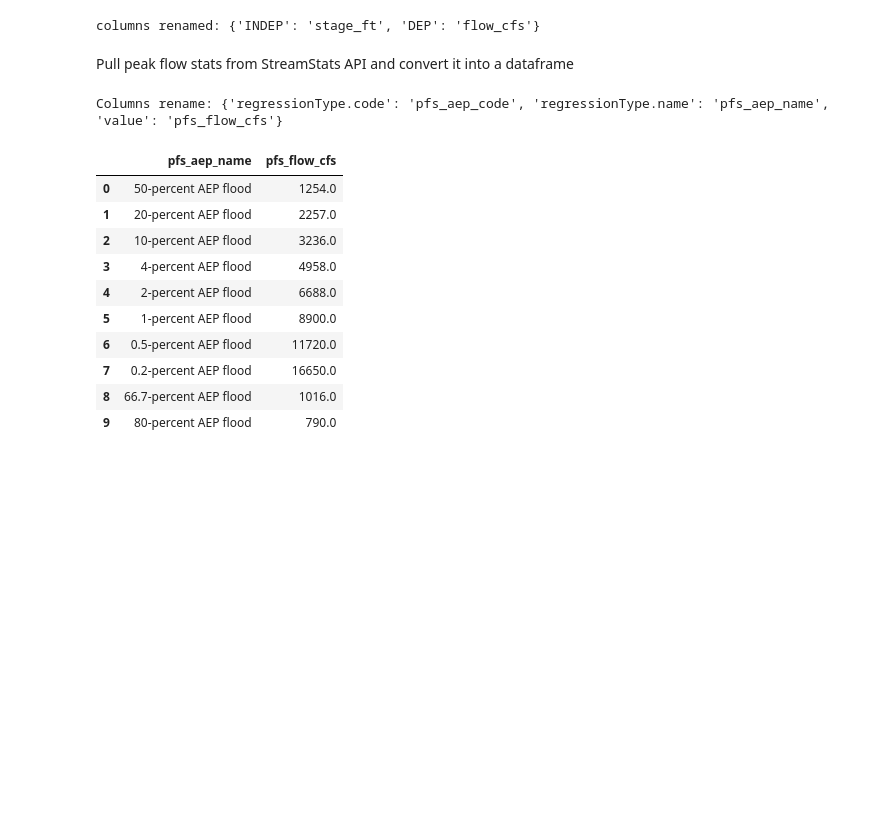
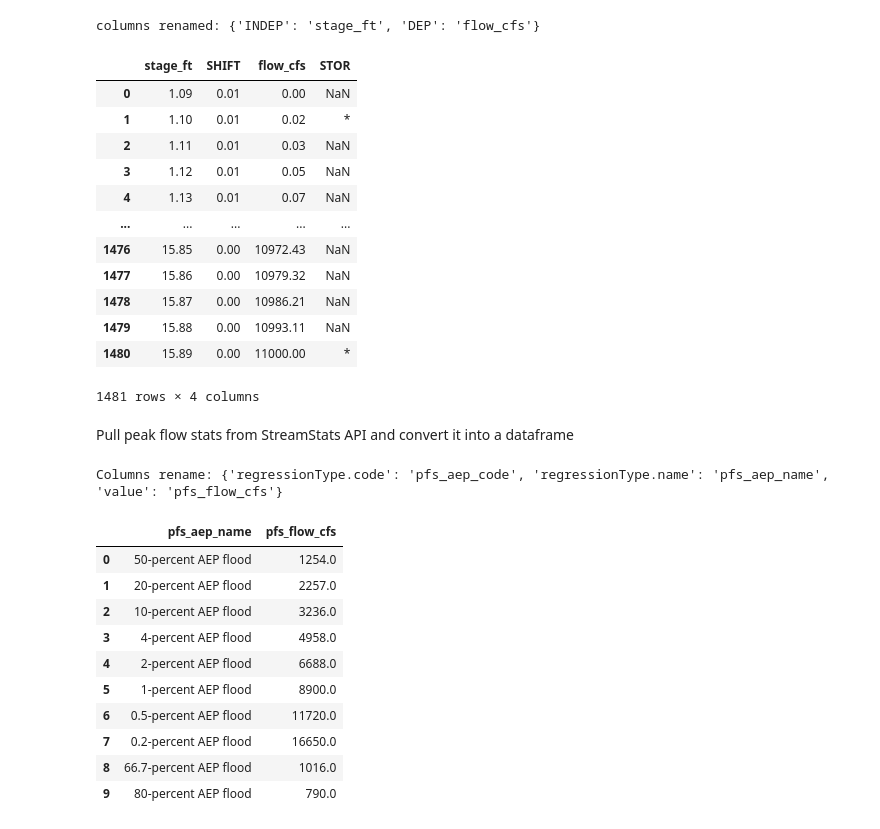
Before and after one commit to lahm3d/cdi_gage_analysis, a Jupyter notebook: cdi_gage_analysis_notebook.ipynb, the cells around one changed output. Cells and saved outputs as stored; diff of their text form; code cells hidden in the pictures; blank space fills up the shorter version.

```diff
--- a/cdi_gage_analysis_notebook.ipynb
+++ b/cdi_gage_analysis_notebook.ipynb
@@ -155,6 +214,22 @@ rating_data = nwis.get_ratings(site=site, file_type="exsa") # or base?
 rating_data = flood_stats.format_rating_data(rating_data)
 # %% [output]
 columns renamed: {'INDEP': 'stage_ft', 'DEP': 'flow_cfs'}
+# %%
+(rating_data)
+# %% [output]
+|  | stage_ft | SHIFT | flow_cfs | STOR |
+| 0 | 1.09 | 0.01 | 0.00 | NaN |
+| 1 | 1.10 | 0.01 | 0.02 | * |
+| 2 | 1.11 | 0.01 | 0.03 | NaN |
+| 3 | 1.12 | 0.01 | 0.05 | NaN |
+| 4 | 1.13 | 0.01 | 0.07 | NaN |
+| ... | ... | ... | ... | ... |
+| 1476 | 15.85 | 0.00 | 10972.43 | NaN |
+| 1477 | 15.86 | 0.00 | 10979.32 | NaN |
+| 1478 | 15.87 | 0.00 | 10986.21 | NaN |
+| 1479 | 15.88 | 0.00 | 10993.11 | NaN |
+| 1480 | 15.89 | 0.00 | 11000.00 | * |
+1481 rows × 4 columns
 # %%
 data = nwis.get_ratings(site=site, file_type="base")
 # %% [markdown]
```
Also changed, not shown: parts of 8 cells of this notebook, 1 other file.
